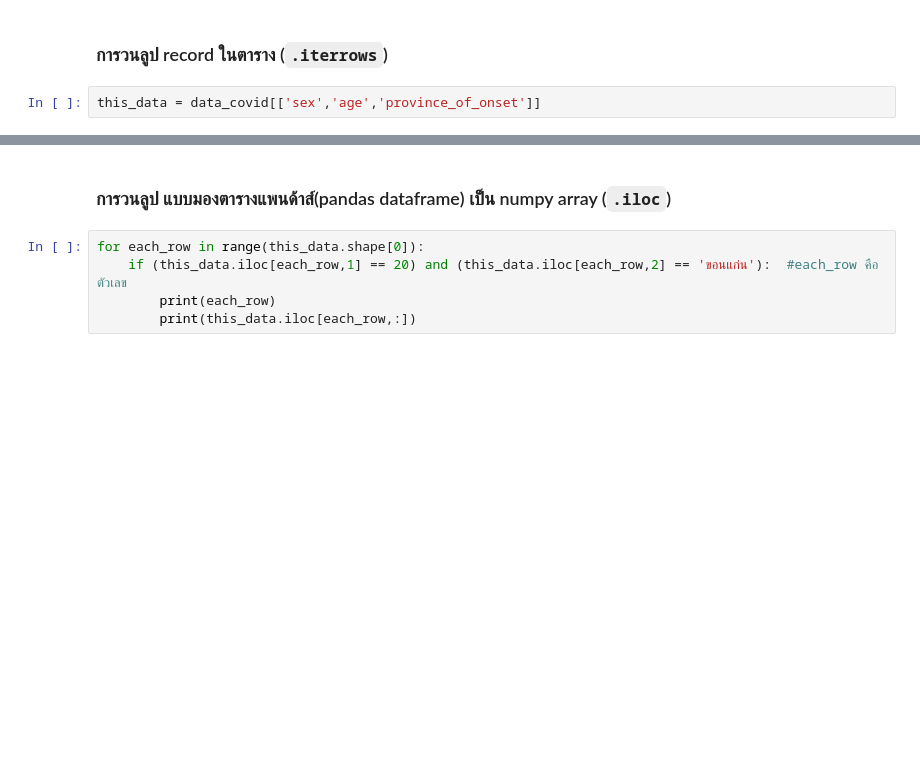
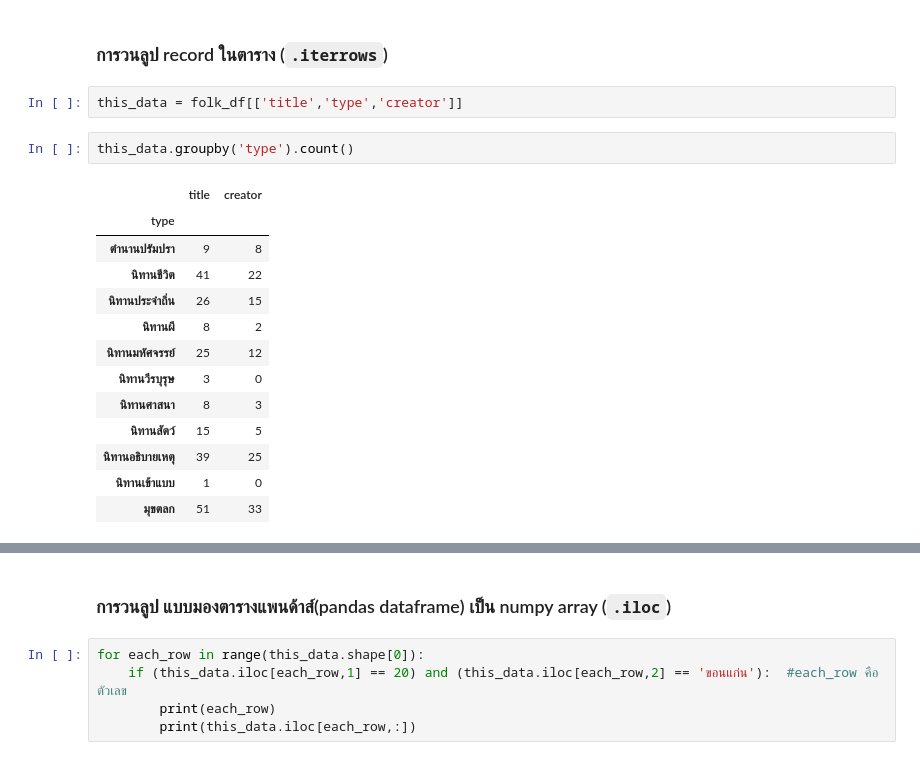
Before and after one commit to RatchanonPa/python_dataviz2024, a Jupyter notebook: Pandas_101_2024.ipynb, the cells around one changed output, grey strips where cells are left out. Drawn from its saved outputs; the diff is of its cells as text; blank space fills up the shorter version.

````diff
--- a/Pandas_101_2024.ipynb
+++ b/Pandas_101_2024.ipynb
@@ -885,4 +906,20 @@ this_data_updated_2[this_data_updated['sex']=='ไม่รู้']
 # %% [markdown]
 ### การวนลูป record ในตาราง  (```.iterrows```)
-# %%
-this_data = data_covid[['sex','age','province_of_onset']]
+# %%
+this_data = folk_df[['title','type','creator']]
+# %%
+this_data.groupby('type').count()
+# %% [output]
+|  | title | creator |
+| type |  |  |
+| ตำนานปรัมปรา | 9 | 8 |
+| นิทานชีวิต | 41 | 22 |
+| นิทานประจำถิ่น | 26 | 15 |
+| นิทานผี | 8 | 2 |
+| นิทานมหัศจรรย์ | 25 | 12 |
+| นิทานวีรบุรุษ | 3 | 0 |
+| นิทานศาสนา | 8 | 3 |
+| นิทานสัตว์ | 15 | 5 |
+| นิทานอธิบายเหตุ | 39 | 25 |
+| นิทานเข้าแบบ | 1 | 0 |
+| มุขตลก | 51 | 33 |
````
Also changed, not shown: parts of 26 cells of this notebook.
